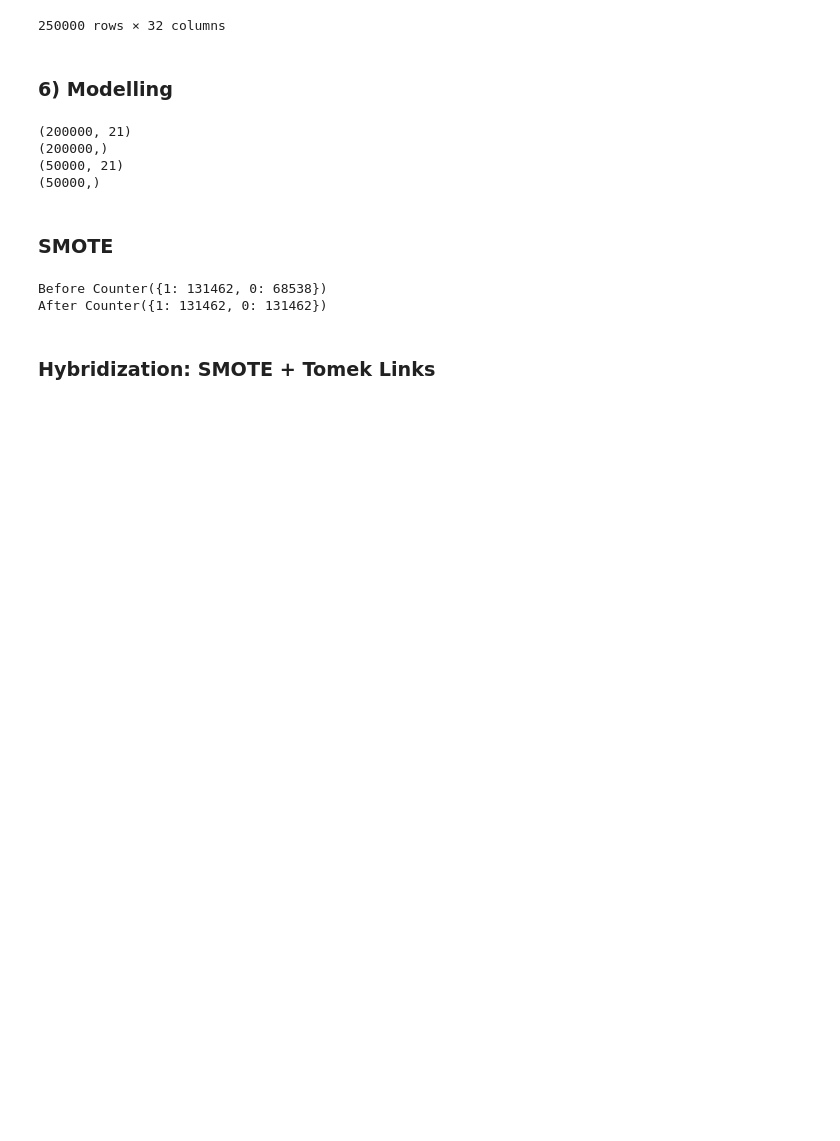
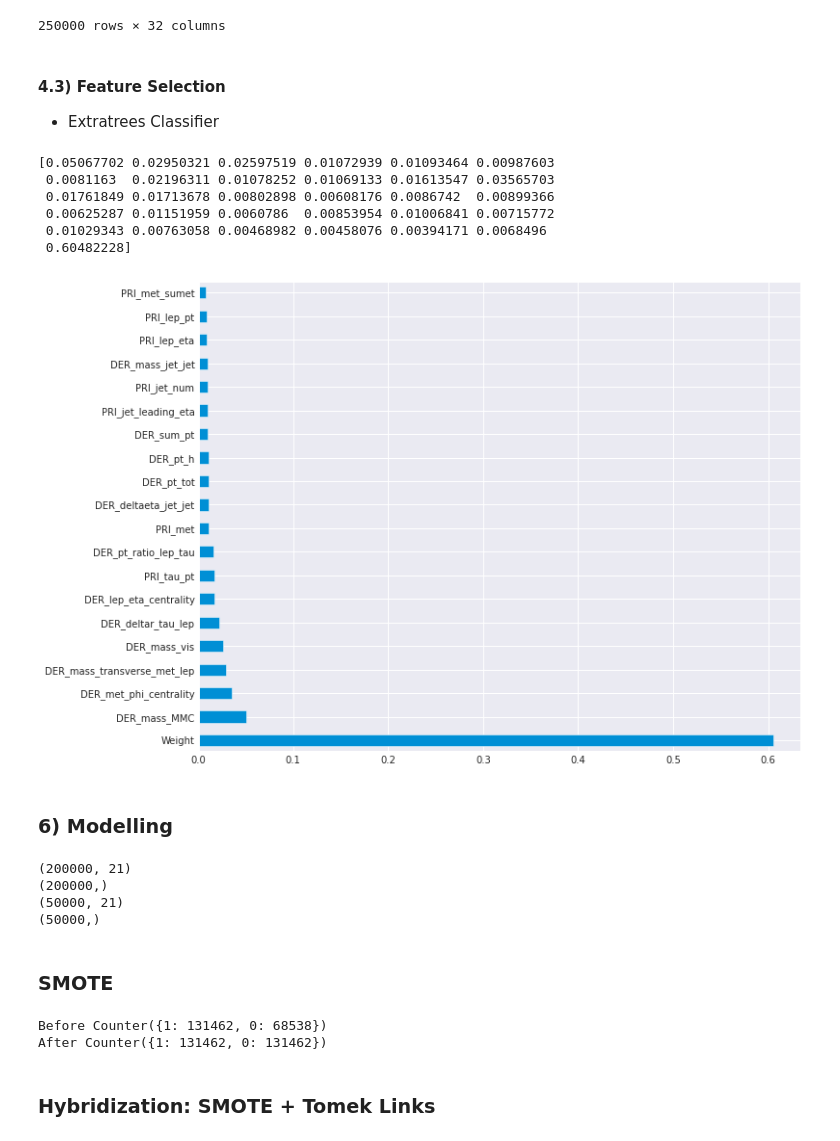
Before and after one commit to sureshmecad/Higgs-Boson-Decay-TMLC, a Jupyter notebook: 3_Higgs_Boson_Final.ipynb, the cells around one changed output. Cells and saved outputs as stored; diff of their text form; code cells hidden in the pictures; blank space fills up the shorter version.

```diff
--- a/3_Higgs_Boson_Final.ipynb
+++ b/3_Higgs_Boson_Final.ipynb
@@ -559,6 +559,29 @@ Higgs[(Higgs>lower_limit1) & (Higgs<upper_limit1)]
 | 249998 | 94.951 | 19.362 | 68.812 | 13.504 | -999.00 | -999.000 | ... |
 | 249999 | NaN | 72.756 | 70.831 | 7.479 | -999.00 | -999.000 | ... |
 250000 rows × 32 columns
+# %% [markdown]
+#### **4.3) Feature Selection**
+- Extratrees Classifier
+# %%
+from sklearn.ensemble import ExtraTreesClassifier
+
+model = ExtraTreesClassifier()
+model.fit(X, y)
+print(model.feature_importances_)
+# %% [output]
+[0.05067702 0.02950321 0.02597519 0.01072939 0.01093464 0.00987603
+ 0.0081163  0.02196311 0.01078252 0.01069133 0.01613547 0.03565703
+ 0.01761849 0.01713678 0.00802898 0.00608176 0.0086742  0.00899366
+ 0.00625287 0.01151959 0.0060786  0.00853954 0.01006841 0.00715772
+ 0.01029343 0.00763058 0.00468982 0.00458076 0.00394171 0.0068496
+ 0.60482228]
+# %%
+plt.figure(figsize=(10,9))
+feat_importance = pd.Series(model.feature_importances_, index=X.columns)
+feat_importance.nlargest(20).plot(kind='barh')
+plt.show()
+# %% [output]
+[figure, added]
 # %% [markdown]
 ### **6) Modelling**
 # %%
```
